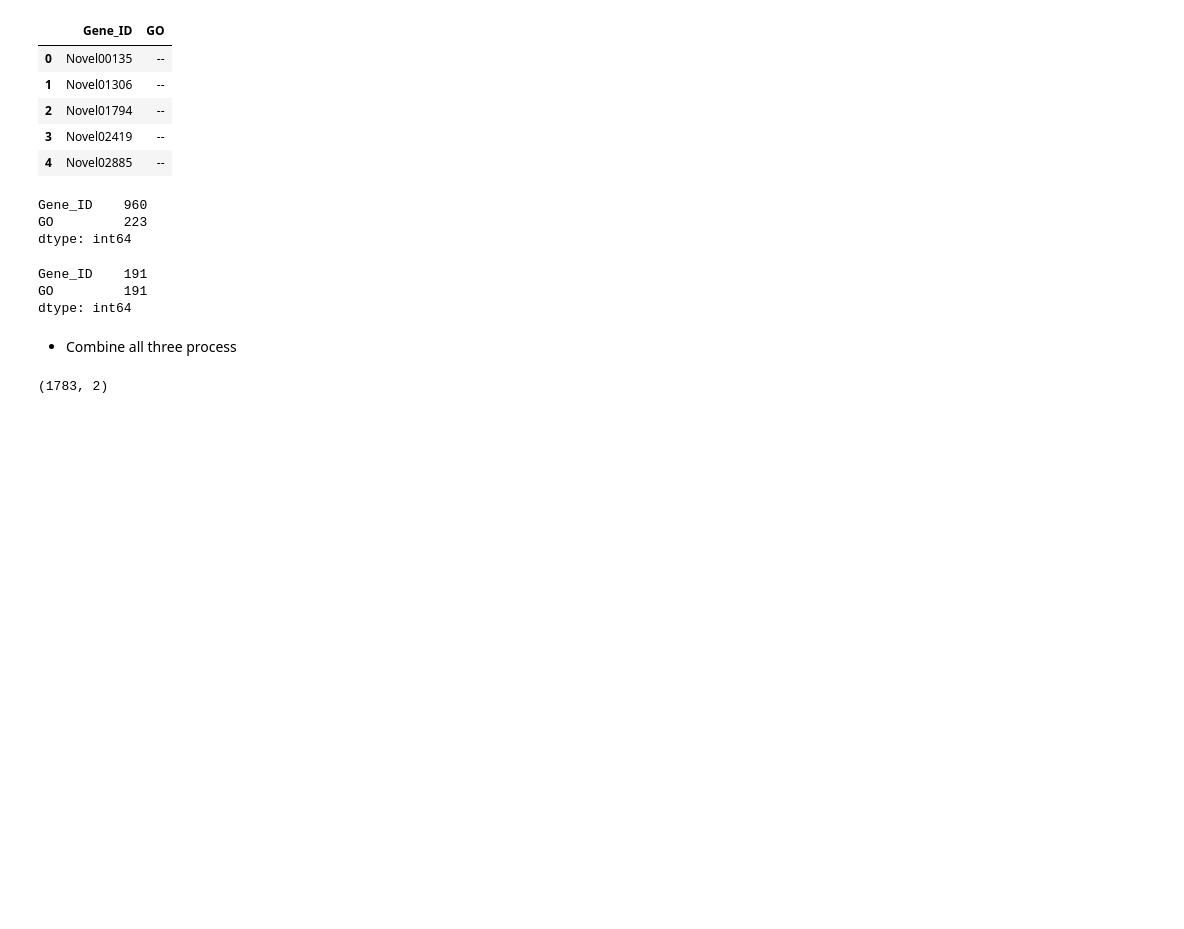
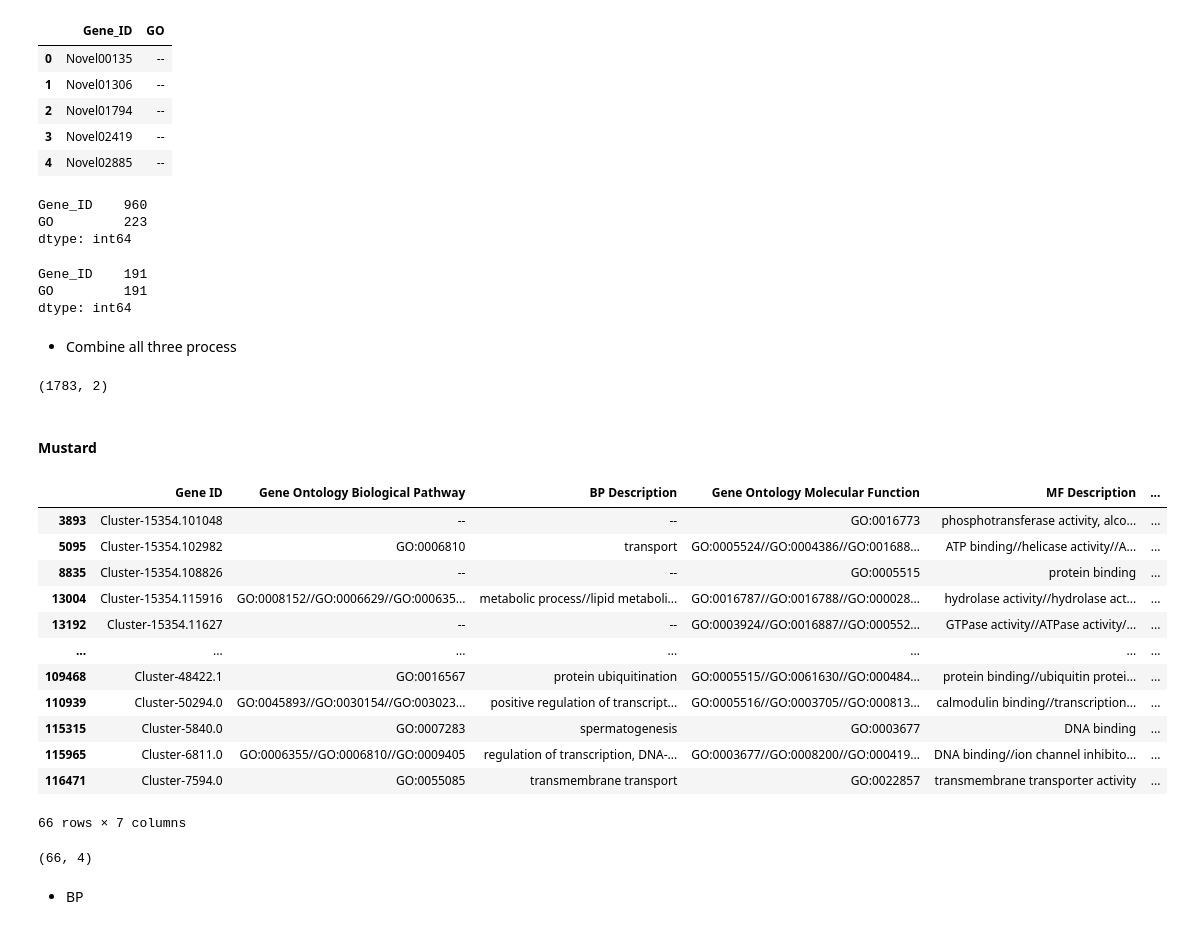
Before and after one commit to gcsudha/RNA-seq, a Jupyter notebook: Validation project/GO_Enrichment_Analysis/GO_enrichment_analysis.ipynb, the cells around one changed output. Saved outputs shown, nothing was run; the diff lists cells and outputs as text; code cells hidden in the pictures; blank space fills up the shorter version.

```diff
--- a/Validation project/GO_Enrichment_Analysis/GO_enrichment_analysis.ipynb
+++ b/Validation project/GO_Enrichment_Analysis/GO_enrichment_analysis.ipynb
@@ -132,3 +134,5 @@ annot_all.shape
 (1783, 2)
 # %%
 annot_all.to_csv('annot_list_potato.csv')
+# %% [markdown]
+#### Mustard
@@ -134,0 +147,16 @@ annot_all.to_csv('annot_list_potato.csv')
+# %%
+selected_annot
+# %% [output]
+|  | Gene ID | Gene Ontology Biological Pathway | BP Description | Gene Ontology Molecular Function | MF Description | ... |
+| 3893 | Cluster-15354.101048 | -- | -- | GO:0016773 | phosphotransferase activity, alco... | ... |
+| 5095 | Cluster-15354.102982 | GO:0006810 | transport | GO:0005524//GO:0004386//GO:001688... | ATP binding//helicase activity//A... | ... |
+| 8835 | Cluster-15354.108826 | -- | -- | GO:0005515 | protein binding | ... |
+| 13004 | Cluster-15354.115916 | GO:0008152//GO:0006629//GO:000635... | metabolic process//lipid metaboli... | GO:0016787//GO:0016788//GO:000028... | hydrolase activity//hydrolase act... | ... |
+| 13192 | Cluster-15354.11627 | -- | -- | GO:0003924//GO:0016887//GO:000552... | GTPase activity//ATPase activity/... | ... |
+| ... | ... | ... | ... | ... | ... | ... |
+| 109468 | Cluster-48422.1 | GO:0016567 | protein ubiquitination | GO:0005515//GO:0061630//GO:000484... | protein binding//ubiquitin protei... | ... |
+| 110939 | Cluster-50294.0 | GO:0045893//GO:0030154//GO:003023... | positive regulation of transcript... | GO:0005516//GO:0003705//GO:000813... | calmodulin binding//transcription... | ... |
+| 115315 | Cluster-5840.0 | GO:0007283 | spermatogenesis | GO:0003677 | DNA binding | ... |
+| 115965 | Cluster-6811.0 | GO:0006355//GO:0006810//GO:0009405 | regulation of transcription, DNA-... | GO:0003677//GO:0008200//GO:000419... | DNA binding//ion channel inhibito... | ... |
+| 116471 | Cluster-7594.0 | GO:0055085 | transmembrane transport | GO:0022857 | transmembrane transporter activity | ... |
+66 rows × 7 columns
@@ -134,0 +170,6 @@ annot_all.to_csv('annot_list_potato.csv')
+# %%
+df_GO.shape
+# %% [output]
+(66, 4)
+# %% [markdown]
+* BP
```
Also changed, not shown: parts of 92 cells of this notebook.
